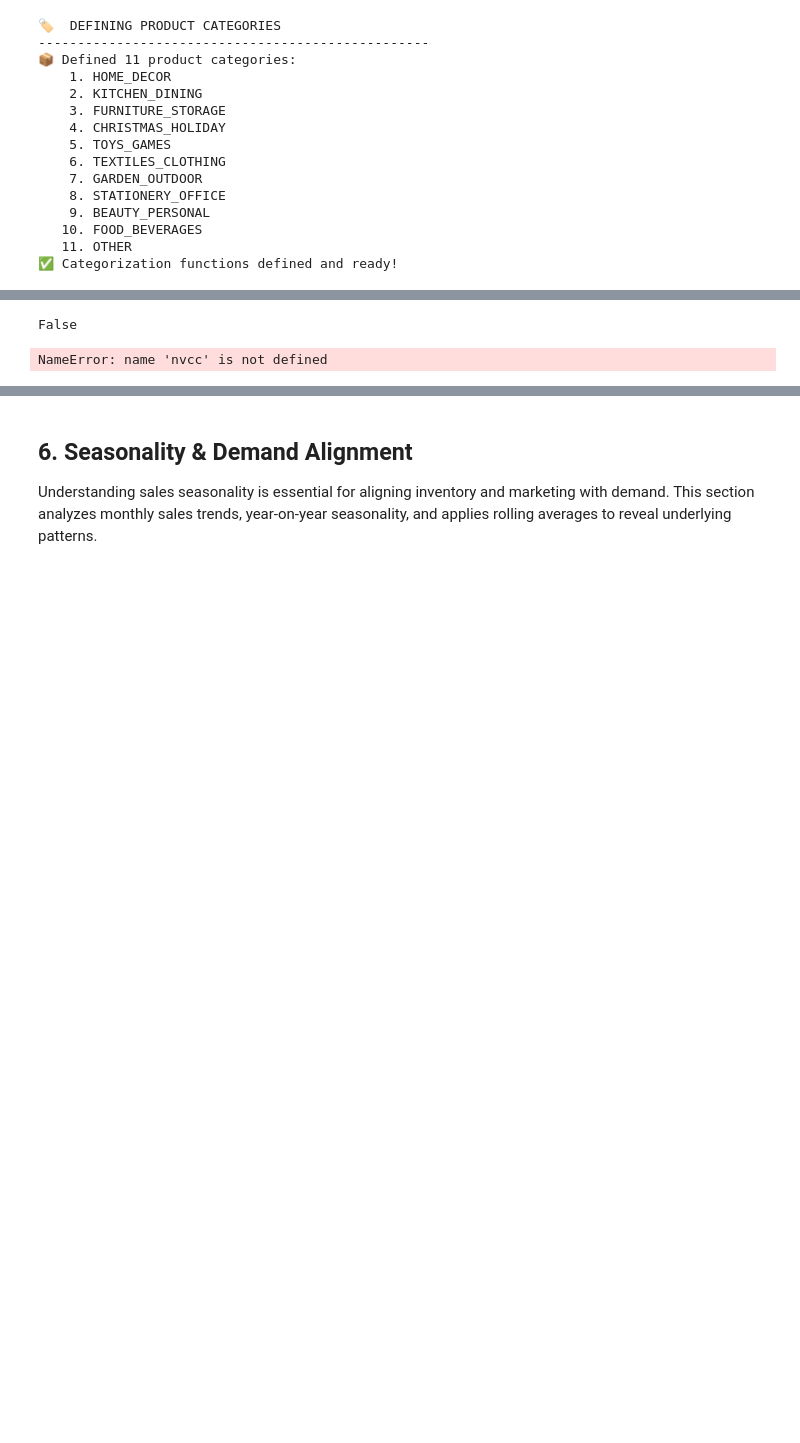
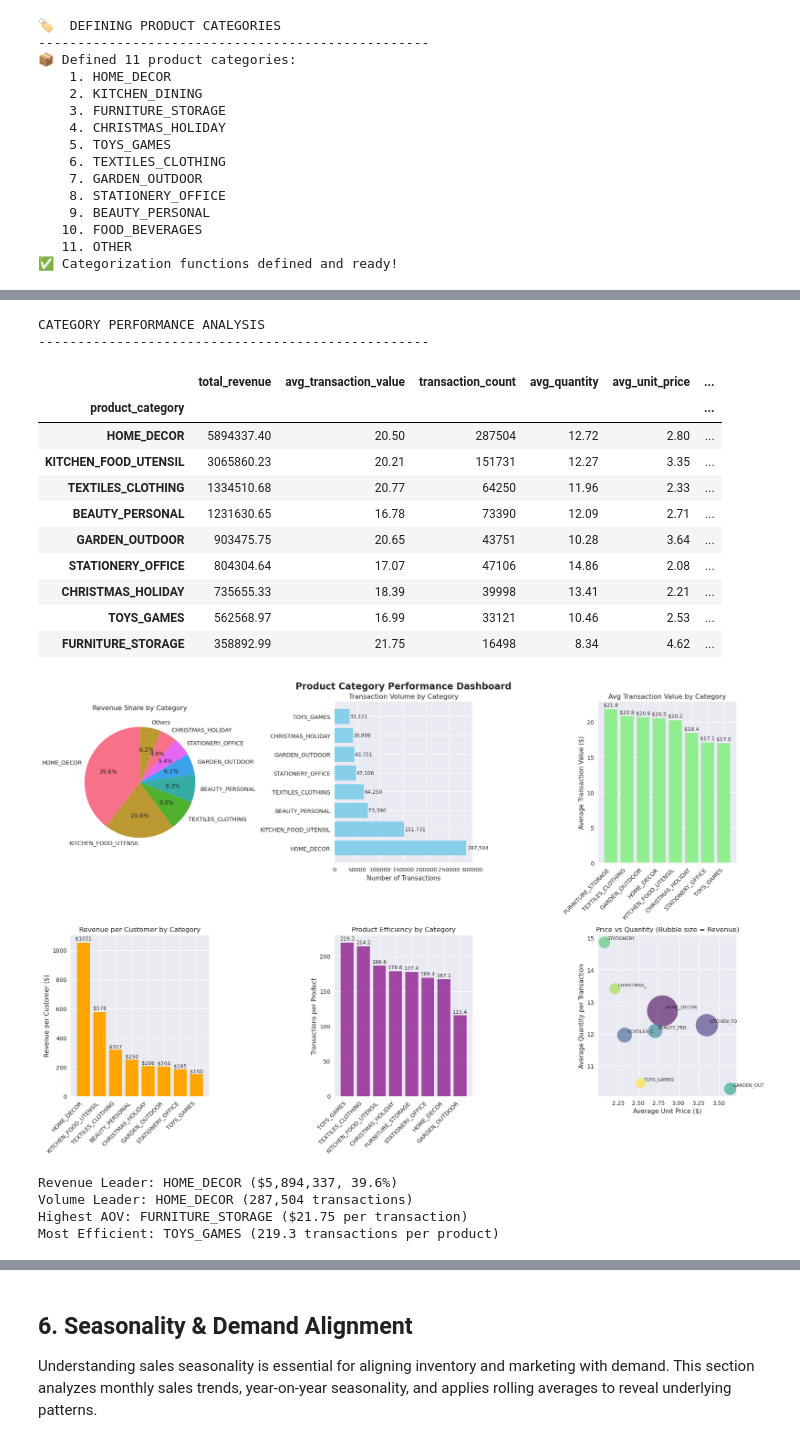
Before and after one commit to esemsc-rap24/retail-forecast-retention, a Jupyter notebook: retail_business_analysis.ipynb, the cells around one changed output, grey strips where cells are left out. Drawn from its saved outputs; the diff is of its cells as text; code cells hidden in the pictures; blank space fills up the shorter version.

Commit message:
finalize the data analysis

```diff
--- a/retail_business_analysis.ipynb
+++ b/retail_business_analysis.ipynb
@@ -1302,14 +1123,5 @@ KeyboardInterrupt:
-# %%
-torch.cuda.is_available()
-# %% [output]
-False
-# %%
-nvcc --version
-# %% [output]
-NameError: name 'nvcc' is not defined
 # %%
-# 📊 CATEGORY PERFORMANCE ANALYSIS & VISUALIZATIONS
-print("📊 CATEGORY PERFORMANCE ANALYSIS")
+print("CATEGORY PERFORMANCE ANALYSIS")
 print("-" * 50)
 
 # Calculate comprehensive category metrics
@@ -1333,13 +1145,11 @@ category_analysis['transactions_per_product'] = (category_analysis['transaction_
 # Sort by total revenue
 category_analysis = category_analysis.sort_values('total_revenue', ascending=False)
 
-print("📈 Category Performance Summary:")
-print("=" * 100)
 display(category_analysis)
 
 # Create comprehensive visualization dashboard
 fig, axes = plt.subplots(2, 3, figsize=(18, 12))
-fig.suptitle('🏪 Product Category Performance Dashboard', fontsize=16, fontweight='bold')
+fig.suptitle('Product Category Performance Dashboard', fontsize=16, fontweight='bold')
 
 # 1. Revenue Share (Pie Chart)
 top_categories = category_analysis.head(7)
@@ -1347,12 +1157,13 @@ other_revenue = category_analysis.iloc[7:]['total_revenue'].sum()
 if other_revenue > 0:
     plot_data = list(top_categories['total_revenue']) + [other_revenue]
     plot_labels = list(top_categories.index) + ['Others']
+
 else:
     plot_data = top_categories['total_revenue']
     plot_labels = top_categories.index
 
 wedges, texts, autotexts = axes[0,0].pie(plot_data, labels=plot_labels, autopct='%1.1f%%', startangle=90)
-axes[0,0].set_title('💰 Revenue Share by Category')
+axes[0,0].set_title('Revenue Share by Category')
 
 # 2. Transaction Volume (Horizontal Bar)
 top_volume = category_analysis.sort_values('transaction_count', ascending=False).head(8)
@@ -1360,7 +1171,7 @@ bars = axes[0,1].barh(range(len(top_volume)), top_volume['transaction_count'], c
 axes[0,1].set_yticks(range(len(top_volume)))
 axes[0,1].set_yticklabels(top_volume.index)
 axes[0,1].set_xlabel('Number of Transactions')
-axes[0,1].set_title('📈 Transaction Volume by Category')
+axes[0,1].set_title('Transaction Volume by Category')
 
 # Add value labels
 for i, bar in enumerate(bars):
@@ -1374,7 +1185,7 @@ bars = axes[0,2].bar(range(len(top_aov)), top_aov['avg_transaction_value'], colo
 axes[0,2].set_xticks(range(len(top_aov)))
 axes[0,2].set_xticklabels(top_aov.index, rotation=45, ha='right')
 axes[0,2].set_ylabel('Average Transaction Value ($)')
-axes[0,2].set_title('💎 Avg Transaction Value by Category')
+axes[0,2].set_title('Avg Transaction Value by Category')
 
 # Add value labels
 for i, bar in enumerate(bars):
@@ -1388,7 +1199,7 @@ bars = axes[1,0].bar(range(len(top_rpc)), top_rpc['avg_revenue_per_customer'], c
 axes[1,0].set_xticks(range(len(top_rpc)))
 axes[1,0].set_xticklabels(top_rpc.index, rotation=45, ha='right')
 axes[1,0].set_ylabel('Revenue per Customer ($)')
-axes[1,0].set_title('👤 Revenue per Customer by Category')
+axes[1,0].set_title('Revenue per Customer by Category')
 
 # Add value labels
 for i, bar in enumerate(bars):
@@ -1402,39 +1213,56 @@ bars = axes[1,1].bar(range(len(efficiency)), efficiency['transactions_per_produc
 axes[1,1].set_xticks(range(len(efficiency)))
 axes[1,1].set_xticklabels(efficiency.index, rotation=45, ha='right')
 axes[1,1].set_ylabel('Transactions per Product')
-axes[1,1].set_title('⚡ Product Efficiency by Category')
+axes[1,1].set_title('Product Efficiency by Category')
 
 # Add value labels
 for i, bar in enumerate(bars):
     height = bar.get_height()
     axes[1,1].text(bar.get_x() + bar.get_width()/2, height + height*0.01,
                    f'{height:.1f}', ha='center', va='bottom', fontsize=9)
 
 # 6. Price vs Quantity Scatter
 scatter_data = category_analysis.head(8)
 scatter = axes[1,2].scatter(scatter_data['avg_unit_price'], scatter_data['avg_quantity'],
                            s=scatter_data['total_revenue']/2000, alpha=0.6, c=range(len(scatter_data)), cmap='viridis')
 axes[1,2].set_xlabel('Average Unit Price ($)')
 axes[1,2].set_ylabel('Average Quantity per Transaction')
-axes[1,2].set_title('📊 Price vs Quantity\\n(Bubble size = Revenue)')
+axes[1,2].set_title('Price vs Quantity (Bubble size = Revenue)')
 
 # Add category labels
 for i, (idx, row) in enumerate(scatter_data.iterrows()):
     axes[1,2].annotate(idx[:10], (row['avg_unit_price'], row['avg_quantity']),
                       xytext=(5, 5), textcoords='offset points', fontsize=8)
 
 plt.tight_layout()
 plt.show()
 
 # Key insights
-print(f"\\n🔍 KEY CATEGORY INSIGHTS:")
-print("-" * 40)
 top_revenue_cat = category_analysis.index[0]
 top_volume_cat = category_analysis.sort_values('transaction_count', ascending=False).index[0]
 highest_aov_cat = category_analysis.sort_values('avg_transaction_value', ascending=False).index[0]
 most_efficient_cat = category_analysis.sort_values('transactions_per_product', ascending=False).index[0]
 
-print(f"💰 Revenue Leader: {top_revenue_cat} (${category_analysis.loc[top_revenue_cat, 'total_revenue']:,.0f}, {category_analysis.loc[top_revenue_cat, 'revenue_share']:.1f}%)")
-print(f"📈 Volume Leader: {top_volume_cat} ({category_analysis.loc[top_volume_cat, 'transaction_count']:,} transactions)")
-print(f"💎 Highest AOV: {highest_aov_cat} (${category_analysis.loc[highest_aov_cat, 'avg_transaction_value']:.2f} per transaction)")
-print(f"⚡ Most Efficient: {most_efficient_cat} ({category_analysis.loc[most_efficient_cat, 'transactions_per_product']:.1f} transactions per product)")
+print(f"Revenue Leader: {top_revenue_cat} (${category_analysis.loc[top_revenue_cat, 'total_revenue']:,.0f}, {category_analysis.loc[top_revenue_cat, 'revenue_share']:.1f}%)")
+print(f"Volume Leader: {top_volume_cat} ({category_analysis.loc[top_volume_cat, 'transaction_count']:,} transactions)")
+print(f"Highest AOV: {highest_aov_cat} (${category_analysis.loc[highest_aov_cat, 'avg_transaction_value']:.2f} per transaction)")
+print(f"Most Efficient: {most_efficient_cat} ({category_analysis.loc[most_efficient_cat, 'transactions_per_product']:.1f} transactions per product)")
+# %% [output]
+CATEGORY PERFORMANCE ANALYSIS
+--------------------------------------------------
+|  | total_revenue | avg_transaction_value | transaction_count | avg_quantity | avg_unit_price | ... |
+| product_category |  |  |  |  |  | ... |
+| HOME_DECOR | 5894337.40 | 20.50 | 287504 | 12.72 | 2.80 | ... |
+| KITCHEN_FOOD_UTENSIL | 3065860.23 | 20.21 | 151731 | 12.27 | 3.35 | ... |
+| TEXTILES_CLOTHING | 1334510.68 | 20.77 | 64250 | 11.96 | 2.33 | ... |
+| BEAUTY_PERSONAL | 1231630.65 | 16.78 | 73390 | 12.09 | 2.71 | ... |
+| GARDEN_OUTDOOR | 903475.75 | 20.65 | 43751 | 10.28 | 3.64 | ... |
+| STATIONERY_OFFICE | 804304.64 | 17.07 | 47106 | 14.86 | 2.08 | ... |
+| CHRISTMAS_HOLIDAY | 735655.33 | 18.39 | 39998 | 13.41 | 2.21 | ... |
+| TOYS_GAMES | 562568.97 | 16.99 | 33121 | 10.46 | 2.53 | ... |
+| FURNITURE_STORAGE | 358892.99 | 21.75 | 16498 | 8.34 | 4.62 | ... |
+[figure, added]
+Revenue Leader: HOME_DECOR ($5,894,337, 39.6%)
+Volume Leader: HOME_DECOR (287,504 transactions)
+Highest AOV: FURNITURE_STORAGE ($21.75 per transaction)
+Most Efficient: TOYS_GAMES (219.3 transactions per product)
```
Also changed, not shown: parts of 56 cells of this notebook, 1 other file.
